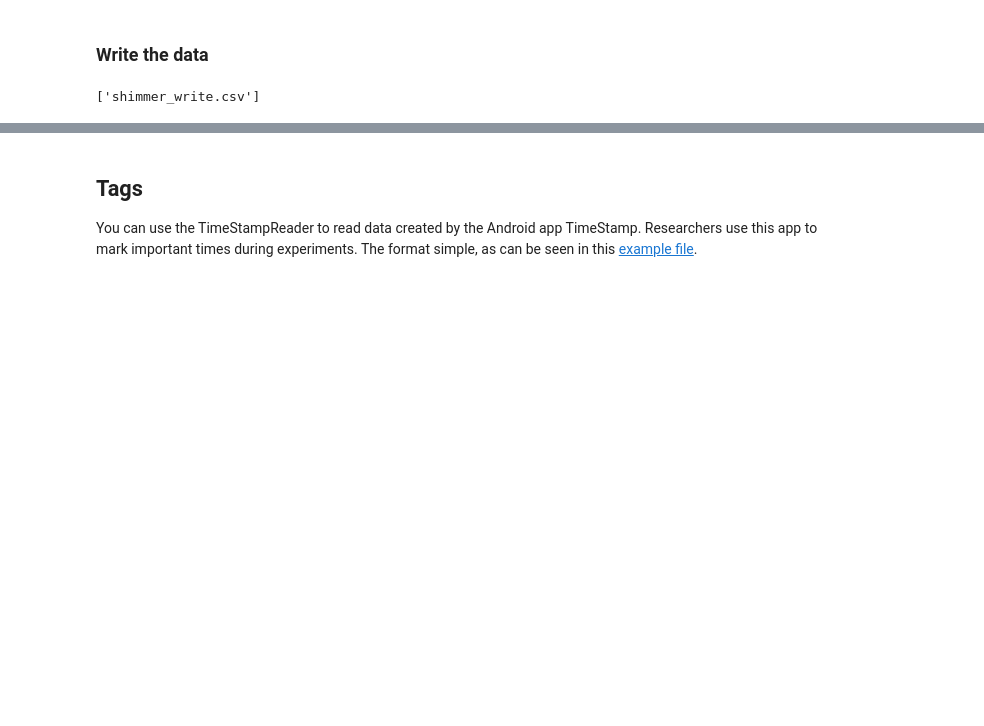
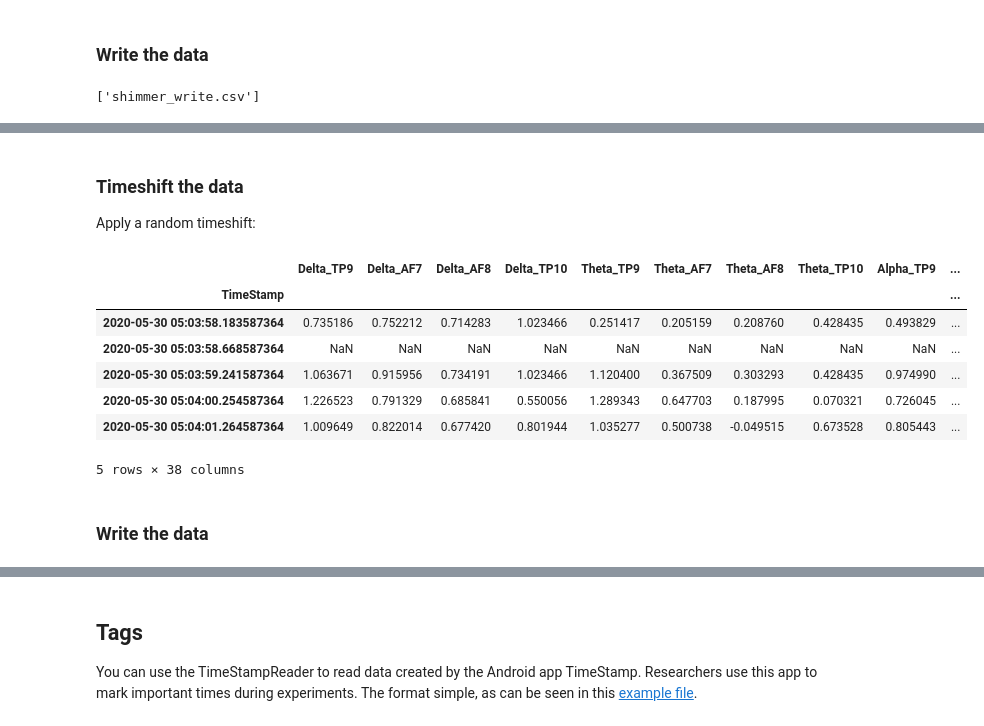
Before and after one commit to hpi-dhc/devicely, a Jupyter notebook: sphinx/examples.ipynb, the cells around one changed output, grey strips where cells are left out. Drawn from its saved outputs; the diff is of its cells as text; code cells hidden in the pictures; blank space fills up the shorter version.

```diff
--- a/sphinx/examples.ipynb
+++ b/sphinx/examples.ipynb
@@ -379,0 +398,18 @@ os.listdir(shimmer_write_path)
+# %% [markdown]
+### Timeshift the data
+
+Apply a random timeshift:
+# %%
+muse_reader.timeshift()
+muse_reader.data.head()
+# %% [output]
+|  | Delta_TP9 | Delta_AF7 | Delta_AF8 | Delta_TP10 | Theta_TP9 | Theta_AF7 | Theta_AF8 | Theta_TP10 | Alpha_TP9 | ... |
+| TimeStamp |  |  |  |  |  |  |  |  |  | ... |
+| 2020-05-30 05:03:58.183587364 | 0.735186 | 0.752212 | 0.714283 | 1.023466 | 0.251417 | 0.205159 | 0.208760 | 0.428435 | 0.493829 | ... |
+| 2020-05-30 05:03:58.668587364 | NaN | NaN | NaN | NaN | NaN | NaN | NaN | NaN | NaN | ... |
+| 2020-05-30 05:03:59.241587364 | 1.063671 | 0.915956 | 0.734191 | 1.023466 | 1.120400 | 0.367509 | 0.303293 | 0.428435 | 0.974990 | ... |
+| 2020-05-30 05:04:00.254587364 | 1.226523 | 0.791329 | 0.685841 | 0.550056 | 1.289343 | 0.647703 | 0.187995 | 0.070321 | 0.726045 | ... |
+| 2020-05-30 05:04:01.264587364 | 1.009649 | 0.822014 | 0.677420 | 0.801944 | 1.035277 | 0.500738 | -0.049515 | 0.673528 | 0.805443 | ... |
+5 rows × 38 columns
+# %% [markdown]
+### Write the data
```
Also changed, not shown: parts of 10 cells of this notebook, 2 other files.
